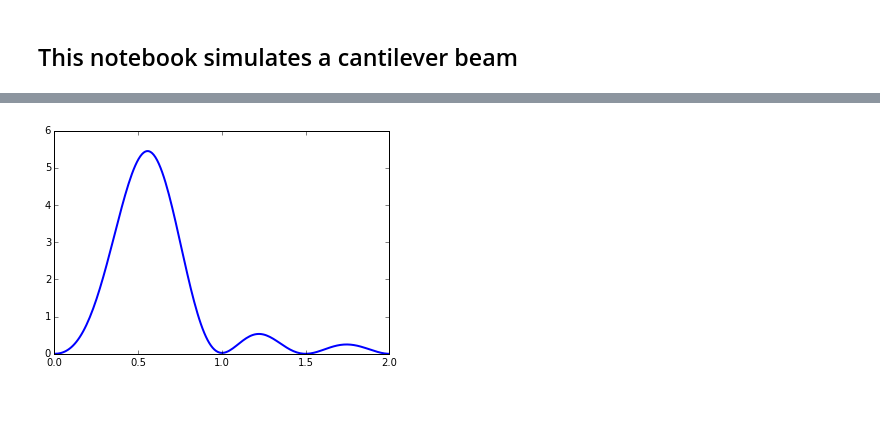
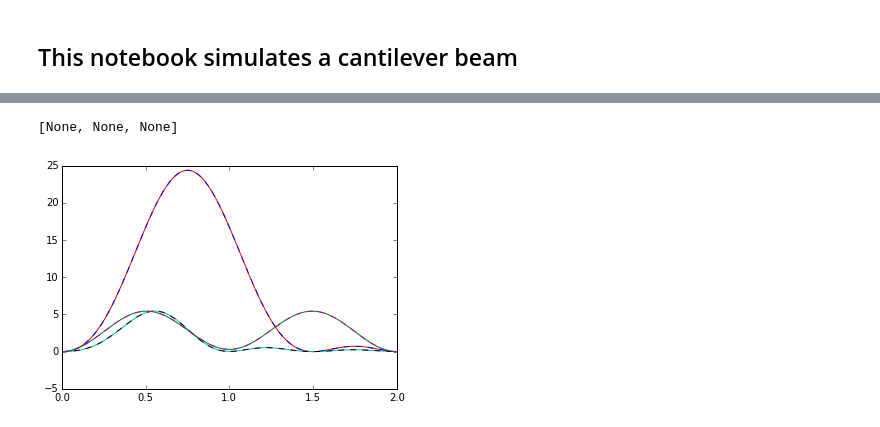
Before and after one commit to cdlrpi/mixed-body-type, a Jupyter notebook: large-deformation/plot.ipynb, the cells around one changed output, grey strips where cells are left out. Drawn from its saved outputs; the diff is of its cells as text; code cells hidden in the pictures.

```diff
--- a/large-deformation/plot.ipynb
+++ b/large-deformation/plot.ipynb
@@ -54,5 +45,47 @@ plt.show()
-# %%
-line, = plt.plot(theta/np.pi, Ul_theta2, '-b', linewidth=2)
-plt.show()
-# %% [output]
-[figure, removed]
+# %%
+theta = np.fromfile('theta.data')
+Ul_theta1_0 = np.fromfile('strainEnergyAxial1_0.data')
+Ul_theta2_0 = np.fromfile('strainEnergyAxial2_0.data')
+Ul_theta1   = np.fromfile('strainEnergyAxial1.data')
+Ul_theta2   = np.fromfile('strainEnergyAxial2.data')
+Ul_theta1_2 = np.fromfile('strainEnergyAxial1_2.data')
+Ul_theta2_2 = np.fromfile('strainEnergyAxial2_2.data')
+
+Ut_theta1_0 = np.fromfile('strainEnergyBending1_0.data')
+Ut_theta2_0 = np.fromfile('strainEnergyBending2_0.data')
+Ut_theta1   = np.fromfile('strainEnergyBending1.data')
+Ut_theta2   = np.fromfile('strainEnergyBending2.data')
+Ut_theta1_2 = np.fromfile('strainEnergyBending1_2.data')
+Ut_theta2_2 = np.fromfile('strainEnergyBending2_2.data')
+
+Qe_theta1_0 = np.fromfile('bodyForces1_0.data')
+Qe_theta2_0 = np.fromfile('bodyForces2_0.data')
+Qe_theta1   = np.fromfile('bodyForces1.data')
+Qe_theta2   = np.fromfile('bodyForces2.data')
+Qe_theta1_2 = np.fromfile('bodyForces1_2.data')
+Qe_theta2_2 = np.fromfile('bodyForces2_2.data')
+# %%
+# plt.rc('lines', linewidth=1)
+# ax.set_color_cycle(['c', 'm', 'y', 'k'])
+# plt.plot(theta/np.pi, Ul_theta1  )
+# plt.plot(theta/np.pi, Ul_theta2  )
+# plt.plot(theta/np.pi, Ul_theta1_2)
+# plt.plot(theta/np.pi, Ul_theta2_2)
+
+# plt.show()
+lines1 = plt.plot(theta/np.pi, Ul_theta1_0,
+                  theta/np.pi, Ul_theta2_0,
+                  theta/np.pi, Ul_theta1,
+                  theta/np.pi, Ul_theta2,
+                  theta/np.pi, Ul_theta1_2,
+                  theta/np.pi, Ul_theta2_2)
+l11, l21, l31, l41, l51, l61 = lines1
+plt.setp(l11, linewidth=1, color='r')  # line1 is thick and red
+plt.setp(l21, linewidth=1, color='b', linestyle='--')  # line2 is thicker and green
+plt.setp(l31, linewidth=1, color='c')  # line1 is thick and red
+plt.setp(l41, linewidth=1, color='k', linestyle='--')  # line2 is thicker and green
+plt.setp(l51, linewidth=1, color='g')  # line1 is thick and red
+plt.setp(l61, linewidth=1, color='m', linestyle='--')  # line2 is thicker and green
+# %% [output]
+[None, None, None]
+[figure, added]
```
Also changed, not shown: parts of 5 cells of this notebook, 1 other file.
